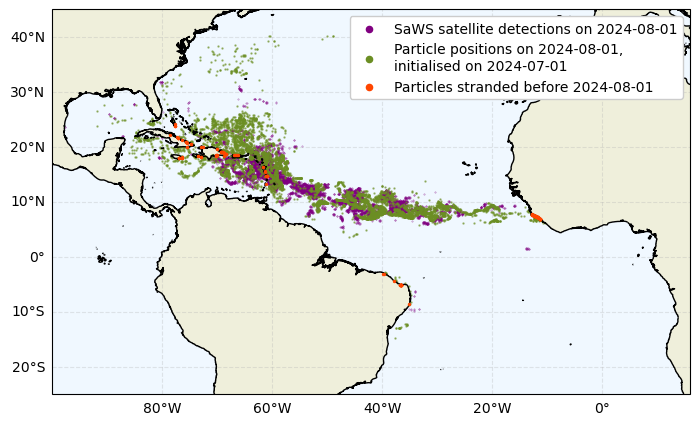
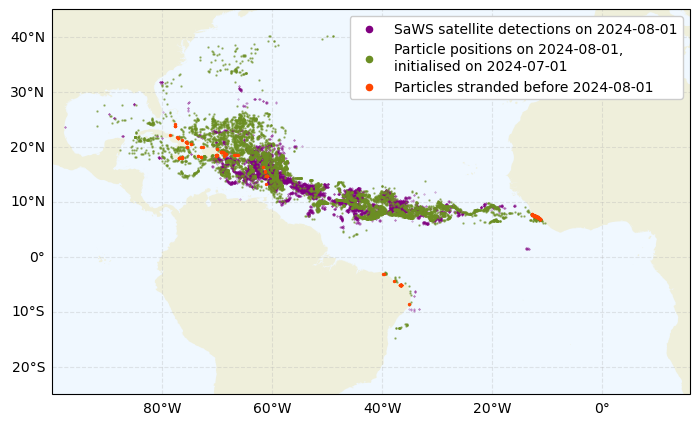
The notebook cell's code change between the first figure and the second:
--- before
+++ after
@@ -38,5 +38,4 @@
     )
 
-ax.add_feature(cartopy.feature.COASTLINE.with_scale('10m'), zorder=8)
 ax.add_feature(cartopy.feature.LAND.with_scale('10m'))
 ax.set_extent([-100, 16, -25, 45], crs=ccrs.PlateCarree())

Commit: Removing coastline from map